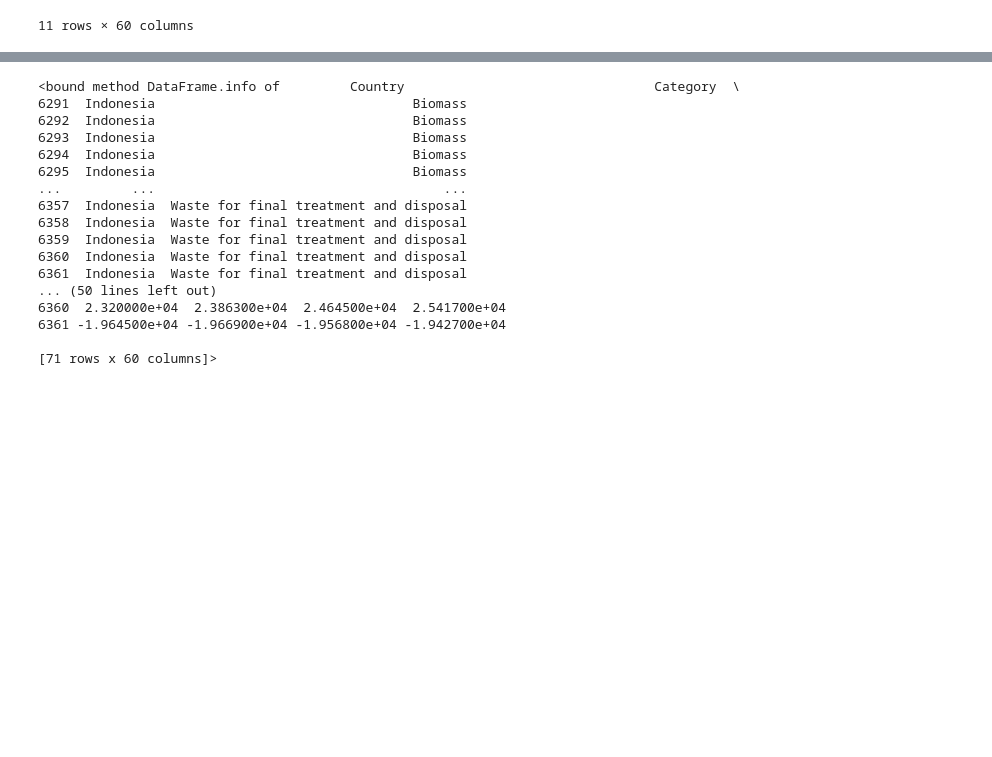
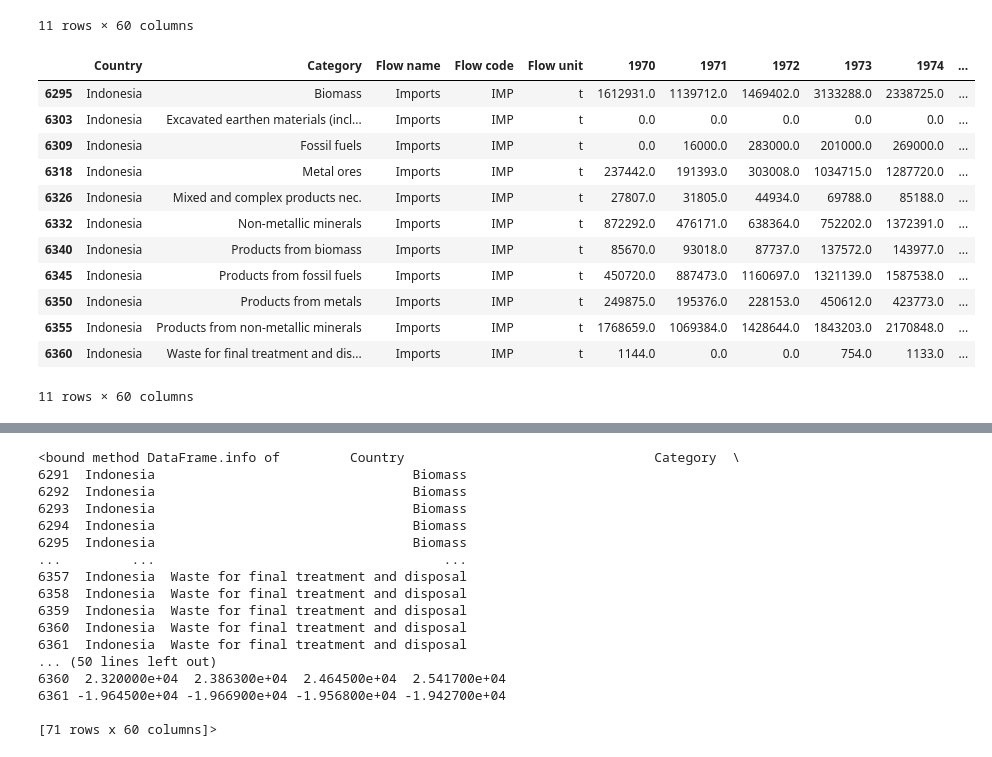
Before and after one commit to RidhoMuhp/global_raw_material_project, a Jupyter notebook: extraction.ipynb, the cells around one changed output, grey strips where cells are left out. Cells and saved outputs as stored; diff of their text form; code cells hidden in the pictures; blank space fills up the shorter version.

```diff
--- a/extraction.ipynb
+++ b/extraction.ipynb
@@ -83,3 +183,20 @@ export
 | 6354 | Indonesia | Products from non-metallic minerals | Exports | EXP | t | 0.0 | 10.0 | 4.0 | 8.0 | 2202.0 | ... |
 | 6359 | Indonesia | Waste for final treatment and dis... | Exports | EXP | t | 0.0 | 0.0 | 0.0 | 0.0 | 0.0 | ... |
 11 rows × 60 columns
+# %%
+import_flow = df_indo[df_indo['Flow name']=='Imports']
+import_flow
+# %% [output]
+|  | Country | Category | Flow name | Flow code | Flow unit | 1970 | 1971 | 1972 | 1973 | 1974 | ... |
+| 6295 | Indonesia | Biomass | Imports | IMP | t | 1612931.0 | 1139712.0 | 1469402.0 | 3133288.0 | 2338725.0 | ... |
+| 6303 | Indonesia | Excavated earthen materials (incl... | Imports | IMP | t | 0.0 | 0.0 | 0.0 | 0.0 | 0.0 | ... |
+| 6309 | Indonesia | Fossil fuels | Imports | IMP | t | 0.0 | 16000.0 | 283000.0 | 201000.0 | 269000.0 | ... |
+| 6318 | Indonesia | Metal ores | Imports | IMP | t | 237442.0 | 191393.0 | 303008.0 | 1034715.0 | 1287720.0 | ... |
+| 6326 | Indonesia | Mixed and complex products nec. | Imports | IMP | t | 27807.0 | 31805.0 | 44934.0 | 69788.0 | 85188.0 | ... |
+| 6332 | Indonesia | Non-metallic minerals | Imports | IMP | t | 872292.0 | 476171.0 | 638364.0 | 752202.0 | 1372391.0 | ... |
+| 6340 | Indonesia | Products from biomass | Imports | IMP | t | 85670.0 | 93018.0 | 87737.0 | 137572.0 | 143977.0 | ... |
+| 6345 | Indonesia | Products from fossil fuels | Imports | IMP | t | 450720.0 | 887473.0 | 1160697.0 | 1321139.0 | 1587538.0 | ... |
+| 6350 | Indonesia | Products from metals | Imports | IMP | t | 249875.0 | 195376.0 | 228153.0 | 450612.0 | 423773.0 | ... |
+| 6355 | Indonesia | Products from non-metallic minerals | Imports | IMP | t | 1768659.0 | 1069384.0 | 1428644.0 | 1843203.0 | 2170848.0 | ... |
+| 6360 | Indonesia | Waste for final treatment and dis... | Imports | IMP | t | 1144.0 | 0.0 | 0.0 | 754.0 | 1133.0 | ... |
+11 rows × 60 columns
```
Also changed, not shown: parts of 16 cells of this notebook, 2 other files.
